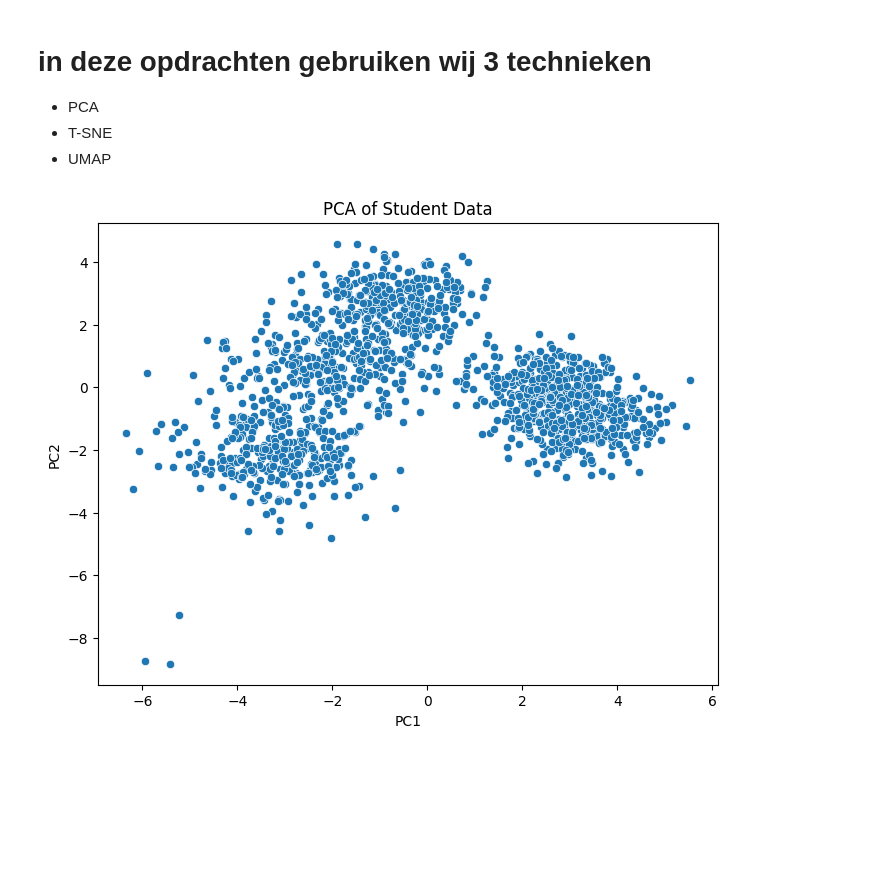
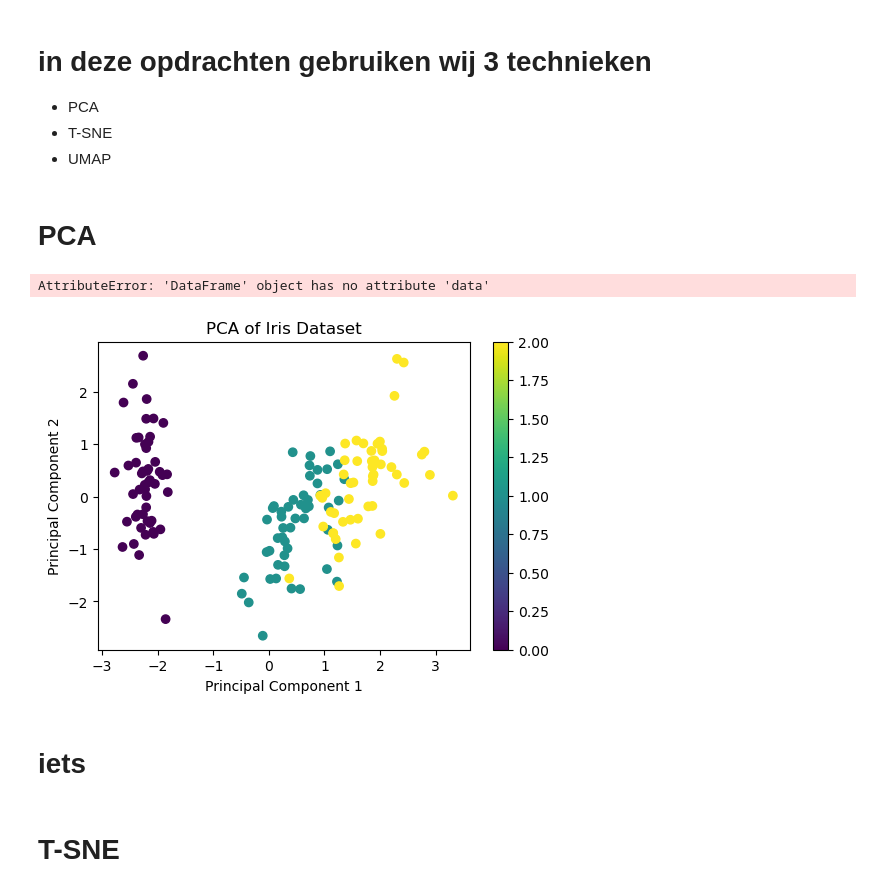
Before and after one commit to Yazan26/VKM_Datascience, a Jupyter notebook: opdracht data analysis/opdracht 3/opdracht3.ipynb, the cells around one changed output. Saved outputs shown, nothing was run; the diff lists cells and outputs as text; code cells hidden in the pictures; blank space fills up the shorter version.

```diff
--- a/opdracht data analysis/opdracht 3/opdracht3.ipynb
+++ b/opdracht data analysis/opdracht 3/opdracht3.ipynb
@@ -12,2 +12,6 @@ from sklearn.manifold import TSNE
 # %%
-df = pd.read_csv('student_data.csv')
+#from sklearn.datasets import load_iris
+# Load the Iris dataset
+data = pd.read_csv('student_data.csv')
+# Convert to DataFrame
+df = pd.DataFrame(data=data, columns=data.columns)
@@ -55,17 +43,34 @@ dtype: int64
 - PCA
 - T-SNE
 - UMAP
+# %% [markdown]
+# PCA
 # %%
-# PCA
-data = df
-x = data.select_dtypes(include=[np.number])  # Select only numeric columns
-x_scaled = StandardScaler().fit_transform(x)
-pca = PCA(n_components=2)
-principal_components = pca.fit_transform(x_scaled)
-pc_df = pd.DataFrame(data=principal_components, columns=['PC1', 'PC2'])
-plt.figure(figsize=(8,6))
-sns.scatterplot(x='PC1', y='PC2', data=pc_df)
-plt.title('PCA of Student Data')
-plt.show()
+# split data and target
+x = data.data
+y = data.target
 # %% [output]
-[figure, removed]
+AttributeError: 'DataFrame' object has no attribute 'data'
+# %%
+# scale the data
+scaler = StandardScaler()
+x_scaled = scaler.fit_transform(x)
+# %%
+# apply PCA
+pca = PCA(n_components=2)
+x_pca = pca.fit_transform(x_scaled)
+# %%
+# visualizing the PCA result
+plt.figure(figsize=(6,4))
+plt.scatter(x_pca[:, 0], x_pca[:, 1], c=y, cmap='viridis')
+plt.xlabel('Principal Component 1')
+plt.ylabel('Principal Component 2')
+plt.title('PCA of Iris Dataset')
+plt.colorbar()
+plt.show()
+# %% [output]
+[figure, added]
+# %% [markdown]
+# iets
+# %% [markdown]
+# T-SNE
```
Also changed, not shown: parts of 10 cells of this notebook, 1 other file.
